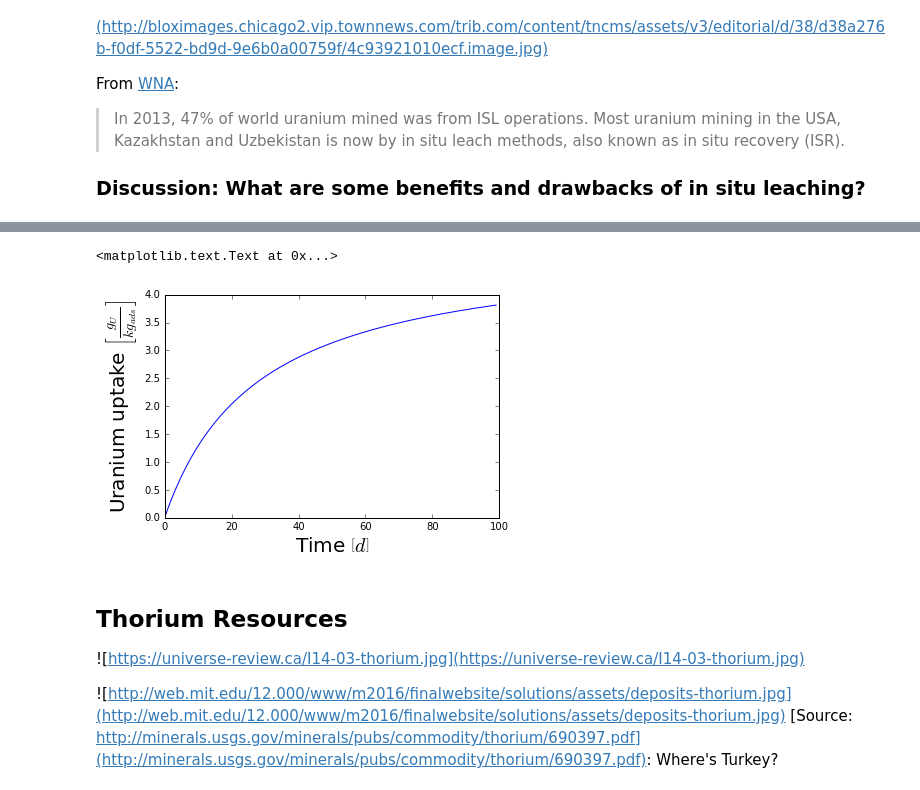
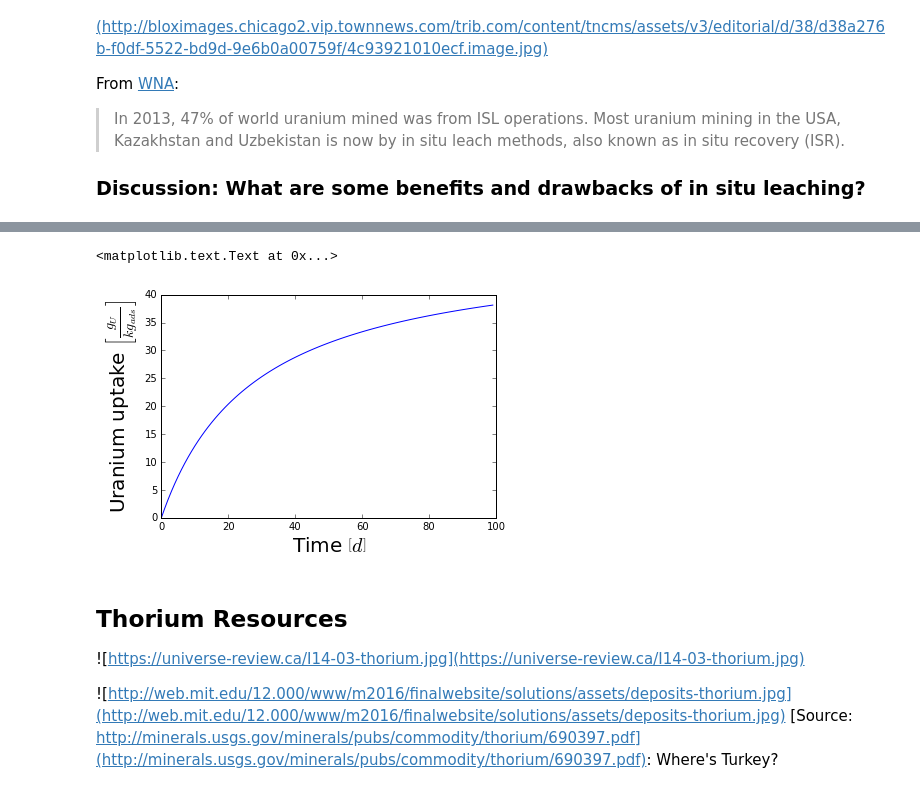
Before and after one commit to katyhuff/npre412, a Jupyter notebook: mining-milling/mining-milling.ipynb, the cells around one changed output, grey strips where cells are left out. Drawn from its saved outputs; the diff is of its cells as text; code cells hidden in the pictures.

```diff
--- a/mining-milling/mining-milling.ipynb
+++ b/mining-milling/mining-milling.ipynb
@@ -376,22 +375,22 @@ t &= \mbox{exposure time }[d]\\
 # %%
 def uptake(beta_max, k_d, t):
     return beta_max*t/(k_d+t)
 
-beta_max = 4.89
+beta_max = 48.9
 k_d = 28.0
 
 import numpy as np
 y = np.arange(0.0,100.0)
 
 for t in range(0, 100):
     y[t] = uptake(beta_max, k_d, t)
 
 plt.plot(y)
 plt.ylabel(r'Uranium uptake $\left[\frac{g_U}{kg_{ads}}\right]$', fontsize=20)
 plt.xlabel(r'Time $\left[d\right]$', fontsize=20)
 # %% [output]
 <matplotlib.text.Text at 0x...>
-[figure, old version]
+[figure, new version]
 # %% [markdown]
 
 ## Thorium Resources
```
Also changed, not shown: parts of 4 cells of this notebook.
